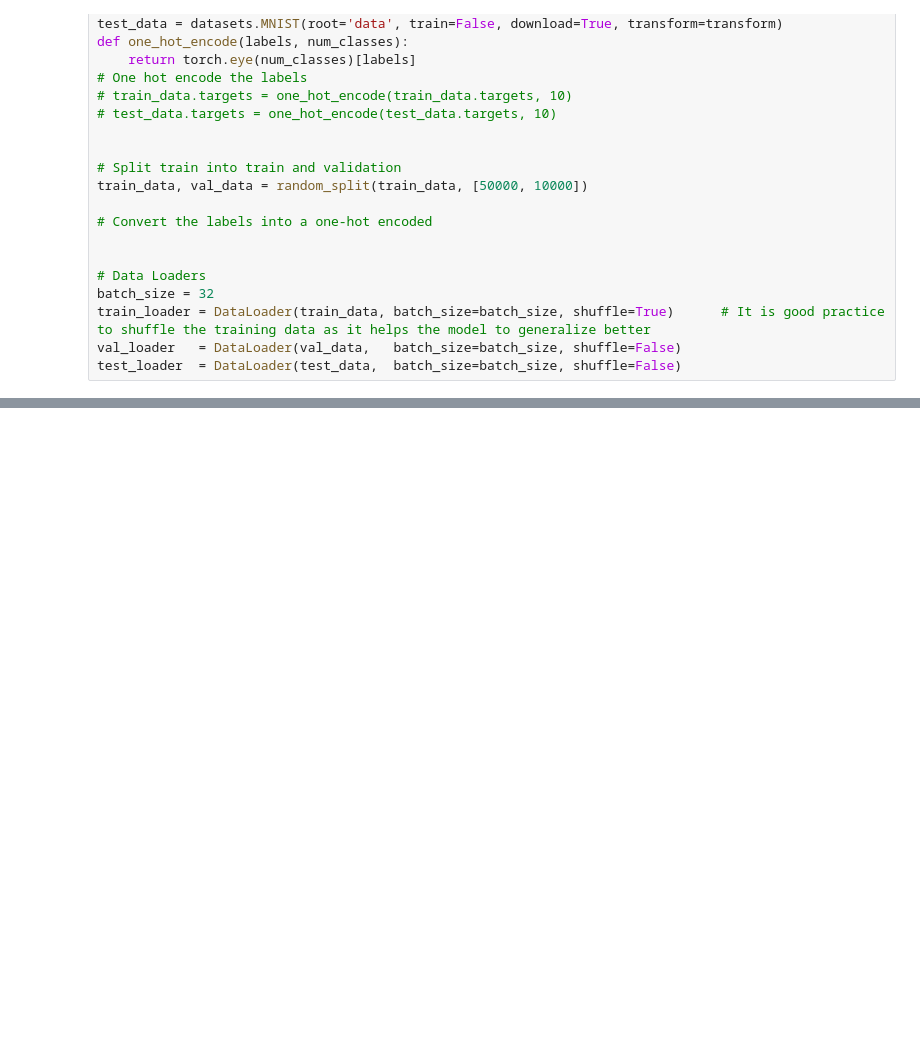
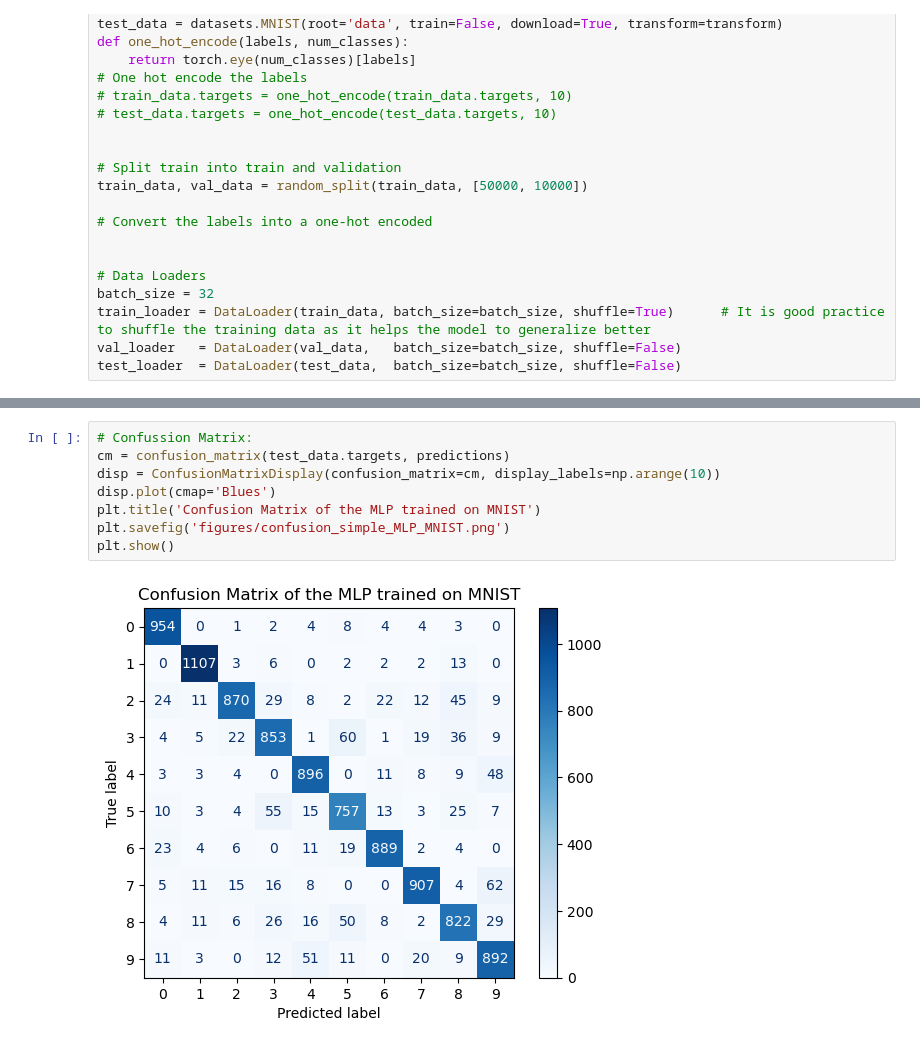
Before and after one commit to CesarAugusto14/studying_interpretability, a Jupyter notebook: vanilla_classifier.ipynb, the cells around one changed output, grey strips where cells are left out. Drawn from its saved outputs; the diff is of its cells as text; blank space fills up the shorter version.

```diff
--- a/vanilla_classifier.ipynb
+++ b/vanilla_classifier.ipynb
@@ -215,0 +280,10 @@ plt.show()
+# %%
+# Confussion Matrix:
+cm = confusion_matrix(test_data.targets, predictions)
+disp = ConfusionMatrixDisplay(confusion_matrix=cm, display_labels=np.arange(10))
+disp.plot(cmap='Blues')
+plt.title('Confusion Matrix of the MLP trained on MNIST')
+plt.savefig('figures/confusion_simple_MLP_MNIST.png')
+plt.show()
+# %% [output]
+[figure, added]
```
Also changed, not shown: parts of 11 cells of this notebook, 1 other file.
